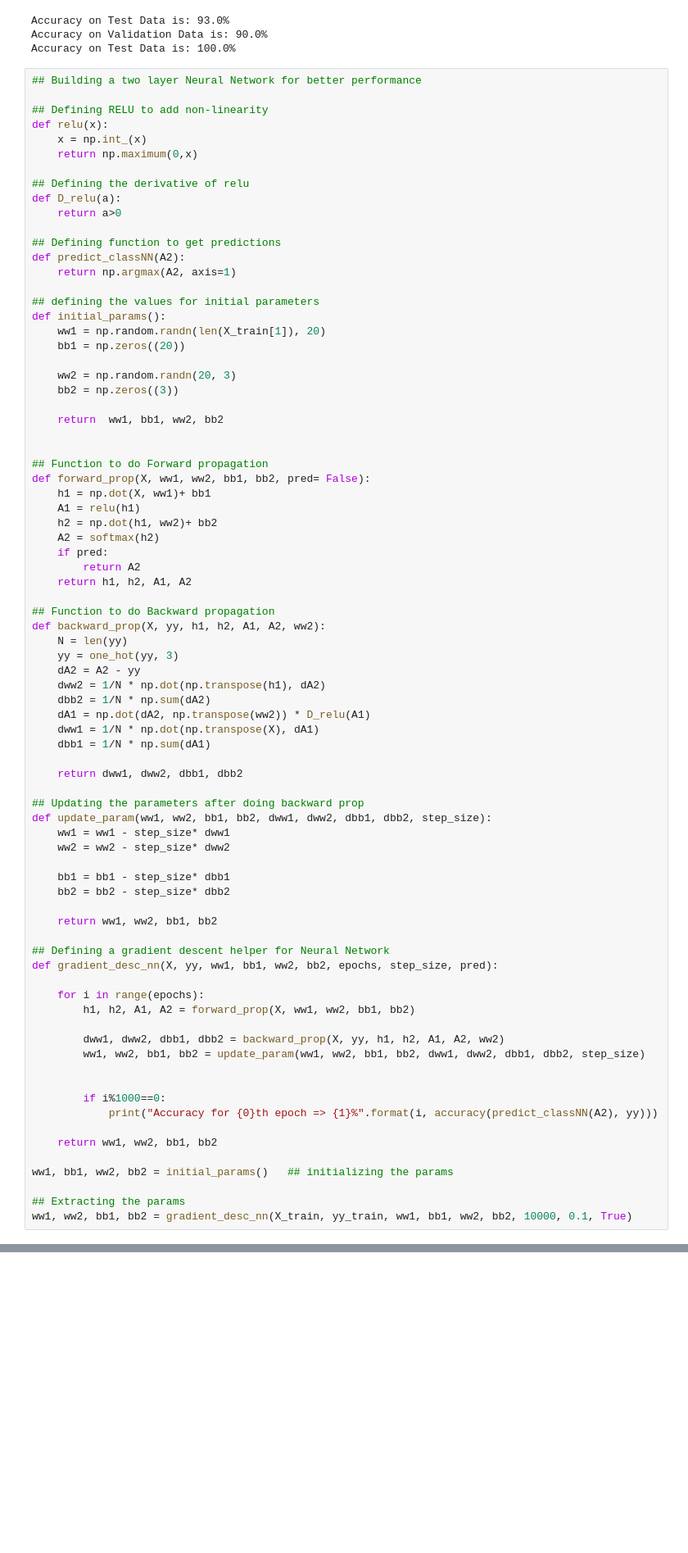
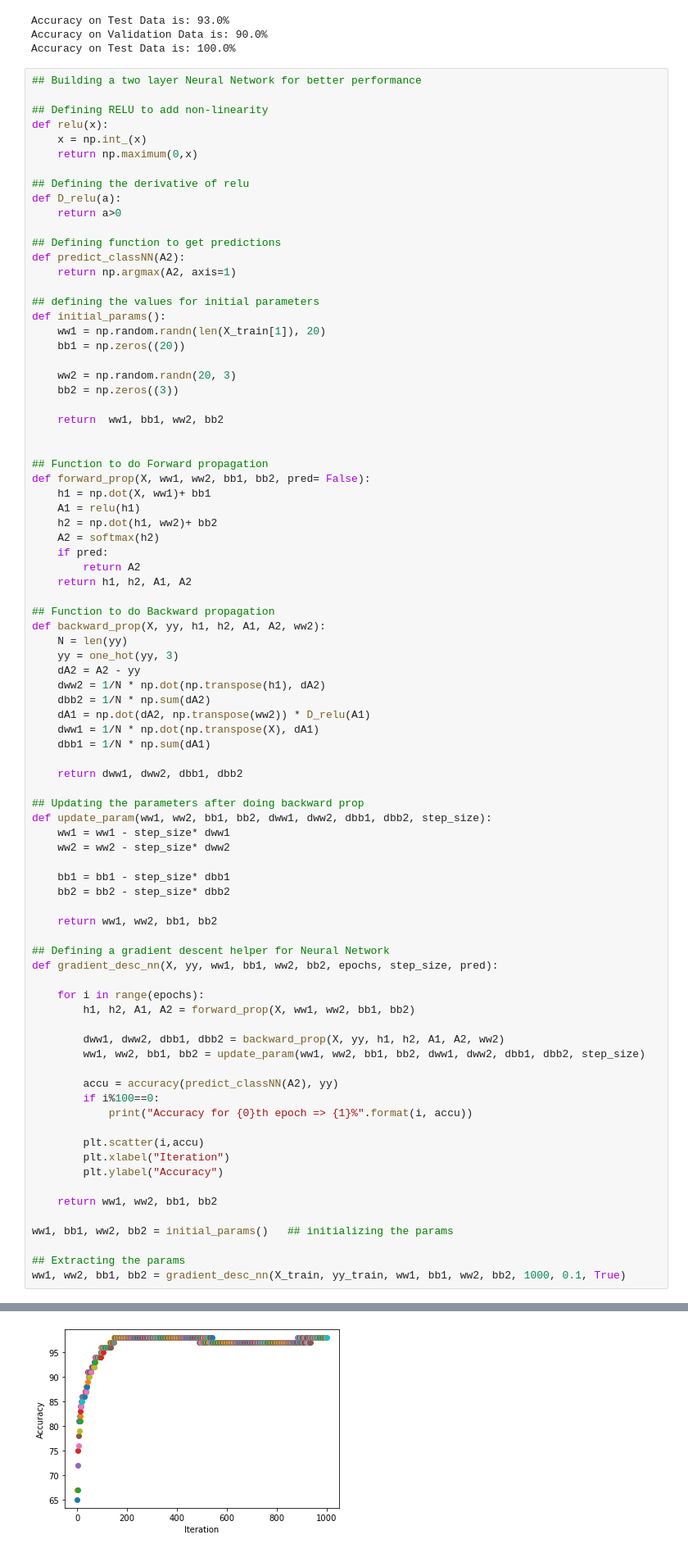
Before and after one commit to kartik481/Machine_learning_scratch, a Jupyter notebook: ML_methods.ipynb, the cells around one changed output, grey strips where cells are left out. Shown at 82% size. Cells and saved outputs as stored; diff of their text form; blank space fills up the shorter version.

```diff
--- a/ML_methods.ipynb
+++ b/ML_methods.ipynb
@@ -300,14 +300,18 @@ def gradient_desc_nn(X, yy, ww1, bb1, ww2, bb2, epochs, step_size, pred):
         dww1, dww2, dbb1, dbb2 = backward_prop(X, yy, h1, h2, A1, A2, ww2)
         ww1, ww2, bb1, bb2 = update_param(ww1, ww2, bb1, bb2, dww1, dww2, dbb1, dbb2, step_size)
 
+        accu = accuracy(predict_classNN(A2), yy)
+        if i%100==0:
+            print("Accuracy for {0}th epoch => {1}%".format(i, accu))
 
-        if i%1000==0:
-            print("Accuracy for {0}th epoch => {1}%".format(i, accuracy(predict_classNN(A2), yy)))
+        plt.scatter(i,accu)
+        plt.xlabel("Iteration")
+        plt.ylabel("Accuracy")
 
     return ww1, ww2, bb1, bb2
 
 ww1, bb1, ww2, bb2 = initial_params()   ## initializing the params
 
 ## Extracting the params
-ww1, ww2, bb1, bb2 = gradient_desc_nn(X_train, yy_train, ww1, bb1, ww2, bb2, 10000, 0.1, True)
+ww1, ww2, bb1, bb2 = gradient_desc_nn(X_train, yy_train, ww1, bb1, ww2, bb2, 1000, 0.1, True)
 # %% [output]
@@ -324,3 +328,4 @@ Accuracy for 9000th epoch => 98.0%
+[figure, added]
 # %%
 ## getting predictions for validation and test set for fitted NN
 pred_valnn = predict_classNN(forward_prop(X_val, ww1, ww2, bb1, bb2, True))
```
Also changed, not shown: parts of 4 cells of this notebook.
